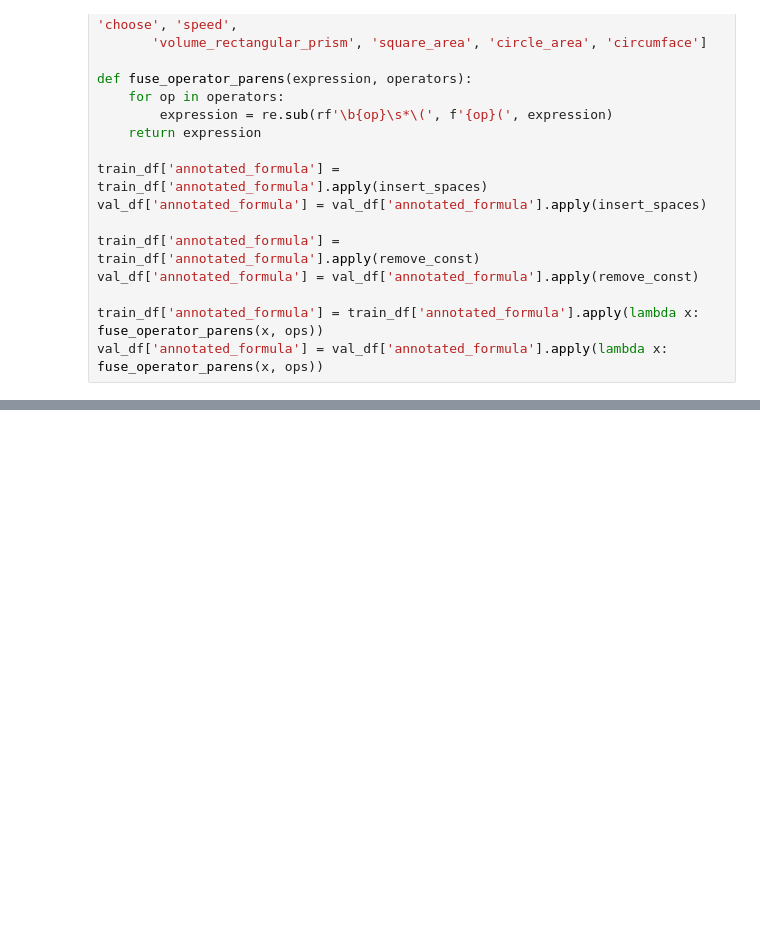
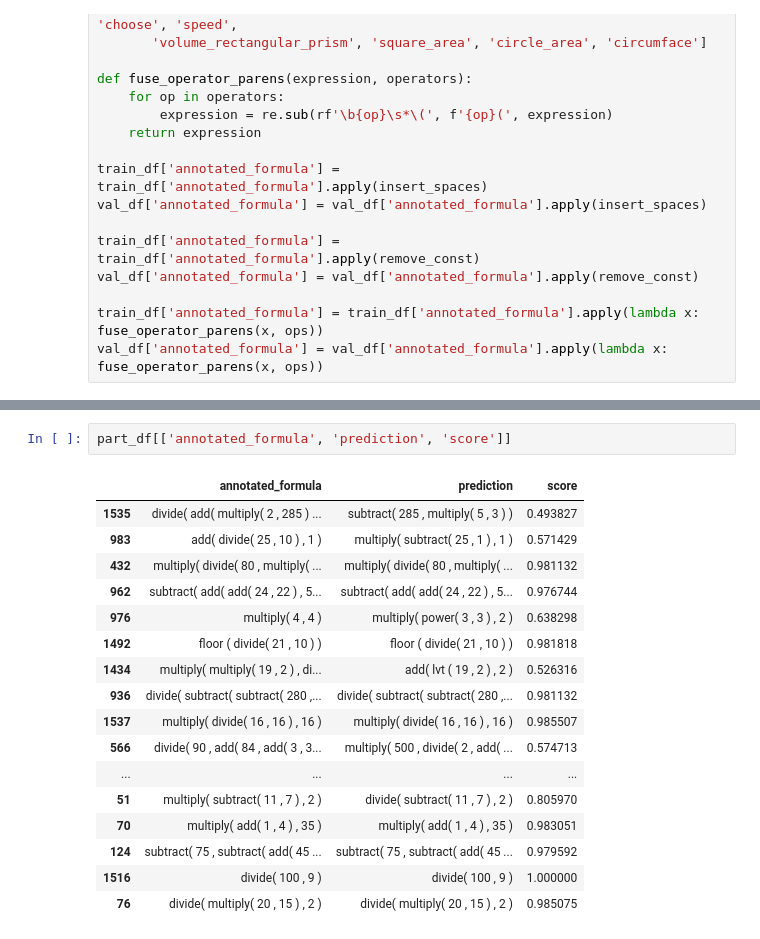
Before and after one commit to awu626/STAT-4830-project, a Jupyter notebook: notebooks/STAT4830Transformers.ipynb, the cells around one changed output, grey strips where cells are left out. Saved outputs shown, nothing was run; the diff lists cells and outputs as text; blank space fills up the shorter version.

```diff
--- a/notebooks/STAT4830Transformers.ipynb
+++ b/notebooks/STAT4830Transformers.ipynb
@@ -429,0 +541,20 @@ output_formula(model, tokenizer, easy)
+# %%
+part_df[['annotated_formula', 'prediction', 'score']]
+# %% [output]
+|  | annotated_formula | prediction | score |
+| 1535 | divide( add( multiply( 2 , 285 ) ... | subtract( 285 , multiply( 5 , 3 ) ) | 0.493827 |
+| 983 | add( divide( 25 , 10 ) , 1 ) | multiply( subtract( 25 , 1 ) , 1 ) | 0.571429 |
+| 432 | multiply( divide( 80 , multiply( ... | multiply( divide( 80 , multiply( ... | 0.981132 |
+| 962 | subtract( add( add( 24 , 22 ) , 5... | subtract( add( add( 24 , 22 ) , 5... | 0.976744 |
+| 976 | multiply( 4 , 4 ) | multiply( power( 3 , 3 ) , 2 ) | 0.638298 |
+| 1492 | floor ( divide( 21 , 10 ) ) | floor ( divide( 21 , 10 ) ) | 0.981818 |
+| 1434 | multiply( multiply( 19 , 2 ) , di... | add( lvt ( 19 , 2 ) , 2 ) | 0.526316 |
+| 936 | divide( subtract( subtract( 280 ,... | divide( subtract( subtract( 280 ,... | 0.981132 |
+| 1537 | multiply( divide( 16 , 16 ) , 16 ) | multiply( divide( 16 , 16 ) , 16 ) | 0.985507 |
+| 566 | divide( 90 , add( 84 , add( 3 , 3... | multiply( 500 , divide( 2 , add( ... | 0.574713 |
+| ... | ... | ... | ... |
+| 51 | multiply( subtract( 11 , 7 ) , 2 ) | divide( subtract( 11 , 7 ) , 2 ) | 0.805970 |
+| 70 | multiply( add( 1 , 4 ) , 35 ) | multiply( add( 1 , 4 ) , 35 ) | 0.983051 |
+| 124 | subtract( 75 , subtract( add( 45 ... | subtract( 75 , subtract( add( 45 ... | 0.979592 |
+| 1516 | divide( 100 , 9 ) | divide( 100 , 9 ) | 1.000000 |
+| 76 | divide( multiply( 20 , 15 ) , 2 ) | divide( multiply( 20 , 15 ) , 2 ) | 0.985075 |
```
Also changed, not shown: parts of 33 cells of this notebook.
